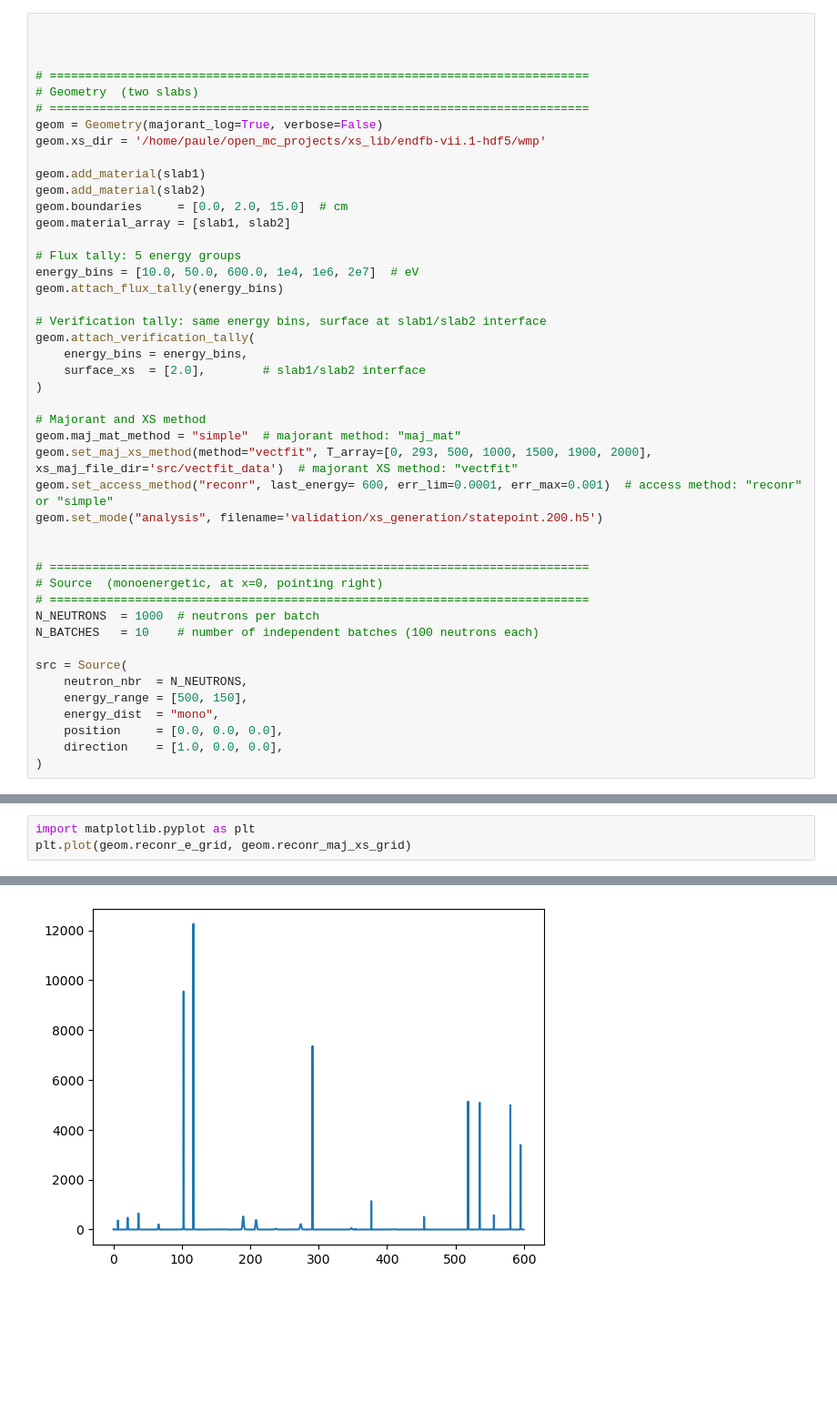
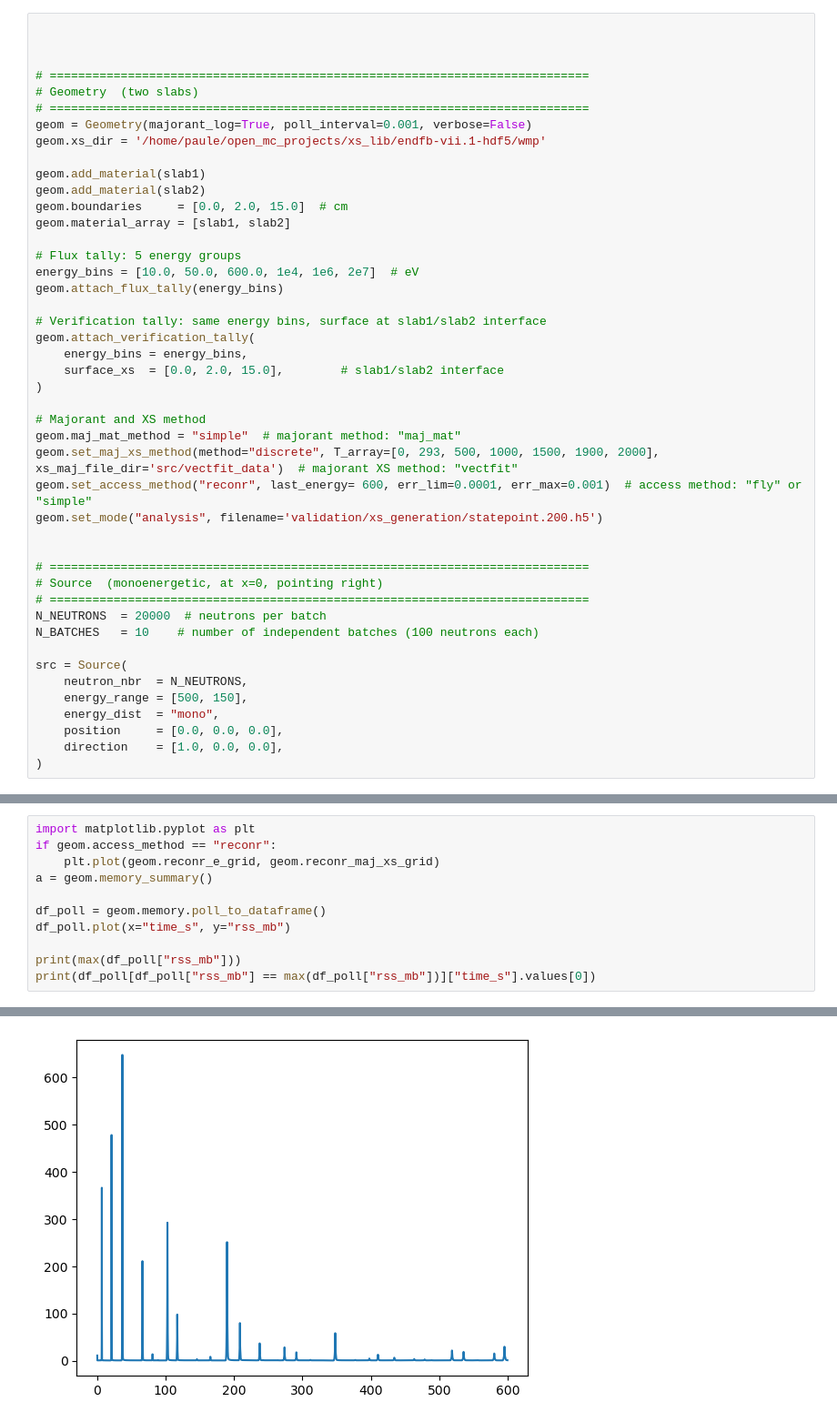
Before and after one commit to polo3217/MC-1D-DT, a Jupyter notebook: model_1.ipynb, the cells around one changed output, grey strips where cells are left out. Shown at 91% size. Saved outputs shown, nothing was run; the diff lists cells and outputs as text; blank space fills up the shorter version.

Commit message:
validation methods

```diff
--- a/model_1.ipynb
+++ b/model_1.ipynb
@@ -67,7 +68,7 @@ slab2 = Material(
 # ============================================================================
 # Geometry  (two slabs)
 # ============================================================================
-geom = Geometry(majorant_log=True, verbose=False)
+geom = Geometry(majorant_log=True, poll_interval=0.001, verbose=False)
 geom.xs_dir = '/home/paule/open_mc_projects/xs_lib/endfb-vii.1-hdf5/wmp'
 
 geom.add_material(slab1)
@@ -82,20 +83,20 @@ geom.attach_flux_tally(energy_bins)
 # Verification tally: same energy bins, surface at slab1/slab2 interface
 geom.attach_verification_tally(
     energy_bins = energy_bins,
-    surface_xs  = [2.0],        # slab1/slab2 interface
+    surface_xs  = [0.0, 2.0, 15.0],        # slab1/slab2 interface
 )
 
 # Majorant and XS method
 geom.maj_mat_method = "simple"  # majorant method: "maj_mat"
-geom.set_maj_xs_method(method="vectfit", T_array=[0, 293, 500, 1000, 1500, 1900, 2000], xs_maj_file_dir='src/vectfit_data')  # majorant XS method: "vectfit"
-geom.set_access_method("reconr", last_energy= 600, err_lim=0.0001, err_max=0.001)  # access method: "reconr" or "simple"
+geom.set_maj_xs_method(method="discrete", T_array=[0, 293, 500, 1000, 1500, 1900, 2000], xs_maj_file_dir='src/vectfit_data')  # majorant XS method: "vectfit"
+geom.set_access_method("reconr", last_energy= 600, err_lim=0.0001, err_max=0.001)  # access method: "fly" or "simple"
 geom.set_mode("analysis", filename='validation/xs_generation/statepoint.200.h5')
 
 
 # ============================================================================
 # Source  (monoenergetic, at x=0, pointing right)
 # ============================================================================
-N_NEUTRONS  = 1000  # neutrons per batch
+N_NEUTRONS  = 20000  # neutrons per batch
 N_BATCHES   = 10    # number of independent batches (100 neutrons each)
 
 src = Source(
@@ -126,4 +127,12 @@ Last Energy Grid (eV): 599.5985648781146
 # %%
 import matplotlib.pyplot as plt
-plt.plot(geom.reconr_e_grid, geom.reconr_maj_xs_grid)
+if geom.access_method == "reconr":
+    plt.plot(geom.reconr_e_grid, geom.reconr_maj_xs_grid)
+a = geom.memory_summary()
+
+df_poll = geom.memory.poll_to_dataframe()
+df_poll.plot(x="time_s", y="rss_mb")
+
+print(max(df_poll["rss_mb"]))
+print(df_poll[df_poll["rss_mb"] == max(df_poll["rss_mb"])]["time_s"].values[0])
 # %% [output]
@@ -131 +141 @@ plt.plot(geom.reconr_e_grid, geom.reconr_maj_xs_grid)
-[figure, old version]
+[figure, new version]
```
Also changed, not shown: parts of 11 cells of this notebook, 3 other files.
